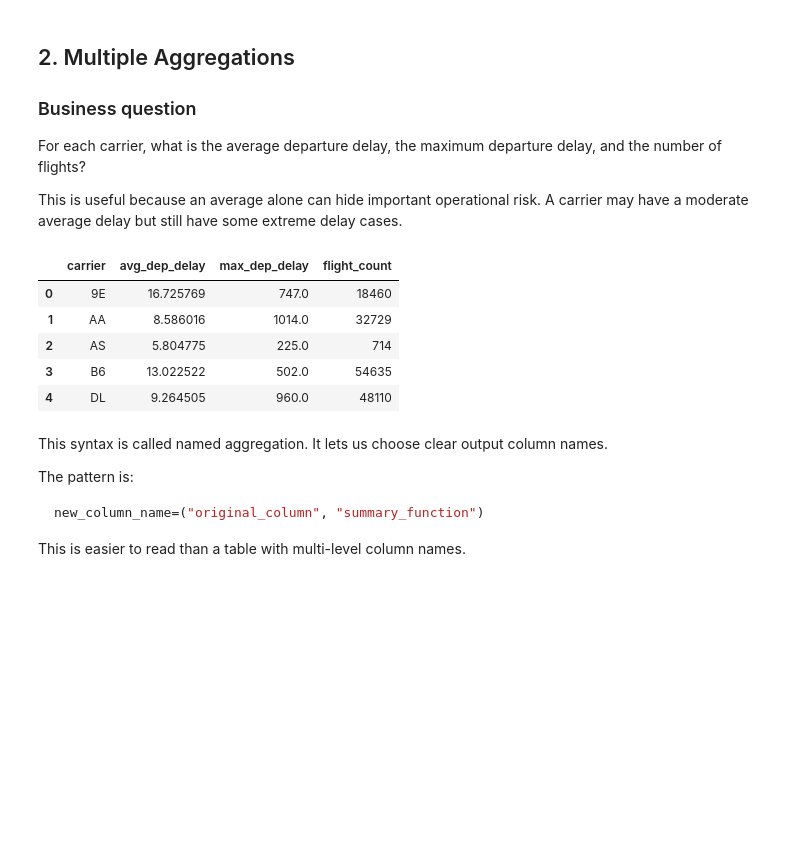
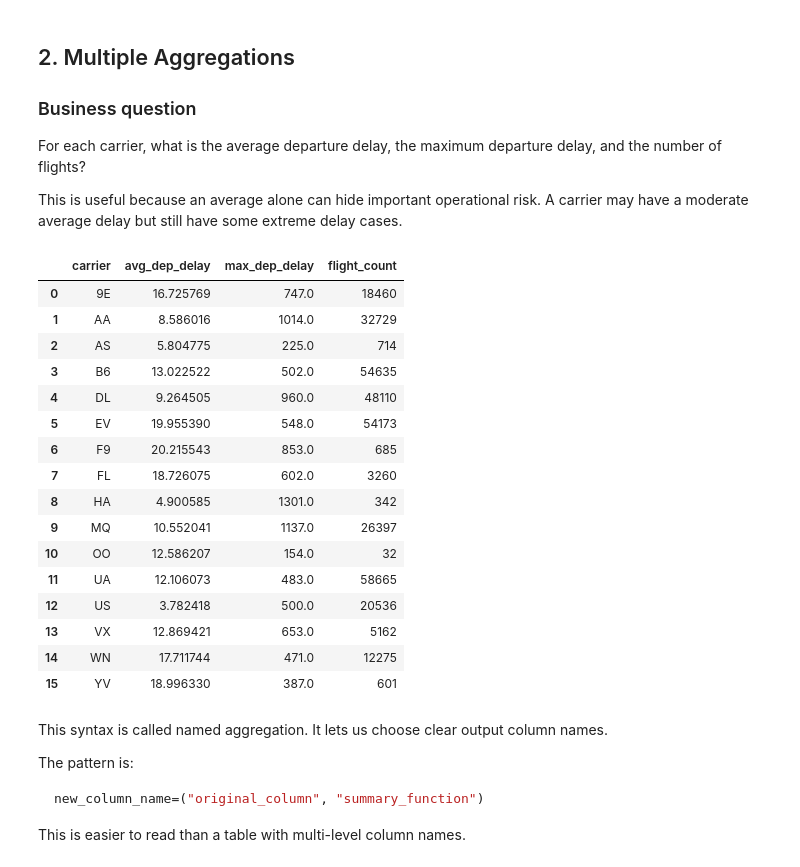
Before and after one commit to enginerdsquared/BAN6003_WK07-08_Aggregation-Integration-Template, a Jupyter notebook: notebooks/module7_aggregation_reshaping_guided_lab.ipynb, the cells around one changed output. Saved outputs shown, nothing was run; the diff lists cells and outputs as text; code cells hidden in the pictures; blank space fills up the shorter version.

```diff
--- a/notebooks/module7_aggregation_reshaping_guided_lab.ipynb
+++ b/notebooks/module7_aggregation_reshaping_guided_lab.ipynb
@@ -192,18 +192,29 @@ This is useful because an average alone can hide important operational risk. A c
 # %%
 carrier_summary = flights.groupby("carrier").agg(
     avg_dep_delay=("dep_delay", "mean"),
     max_dep_delay=("dep_delay", "max"),
     flight_count=("flight", "count")
 ).reset_index()
 
-carrier_summary.head()
+carrier_summary.head(20)
 # %% [output]
 |  | carrier | avg_dep_delay | max_dep_delay | flight_count |
 | 0 | 9E | 16.725769 | 747.0 | 18460 |
 | 1 | AA | 8.586016 | 1014.0 | 32729 |
 | 2 | AS | 5.804775 | 225.0 | 714 |
 | 3 | B6 | 13.022522 | 502.0 | 54635 |
 | 4 | DL | 9.264505 | 960.0 | 48110 |
+| 5 | EV | 19.955390 | 548.0 | 54173 |
+| 6 | F9 | 20.215543 | 853.0 | 685 |
+| 7 | FL | 18.726075 | 602.0 | 3260 |
+| 8 | HA | 4.900585 | 1301.0 | 342 |
+| 9 | MQ | 10.552041 | 1137.0 | 26397 |
+| 10 | OO | 12.586207 | 154.0 | 32 |
+| 11 | UA | 12.106073 | 483.0 | 58665 |
+| 12 | US | 3.782418 | 500.0 | 20536 |
+| 13 | VX | 12.869421 | 653.0 | 5162 |
+| 14 | WN | 17.711744 | 471.0 | 12275 |
+| 15 | YV | 18.996330 | 387.0 | 601 |
 # %% [markdown]
 This syntax is called named aggregation. It lets us choose clear output column names.
 
```
Also changed, not shown: parts of 21 cells of this notebook, 1 other file.
